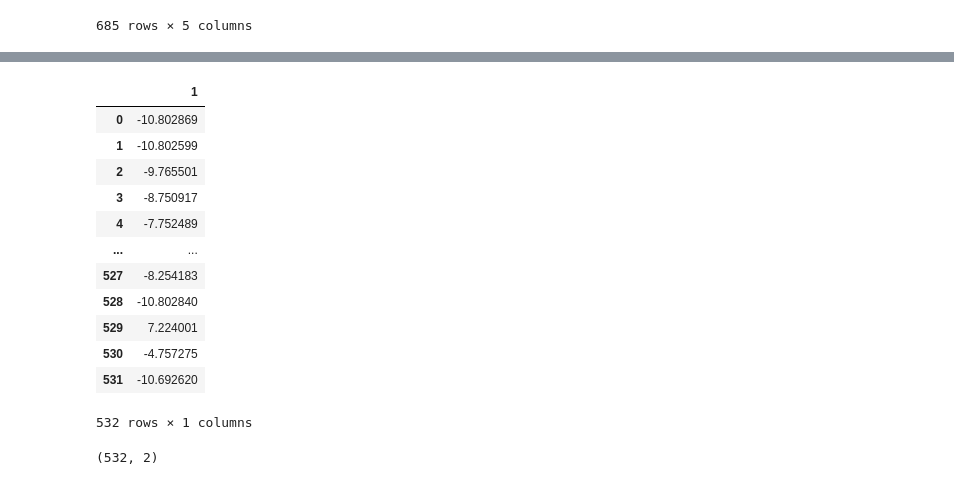
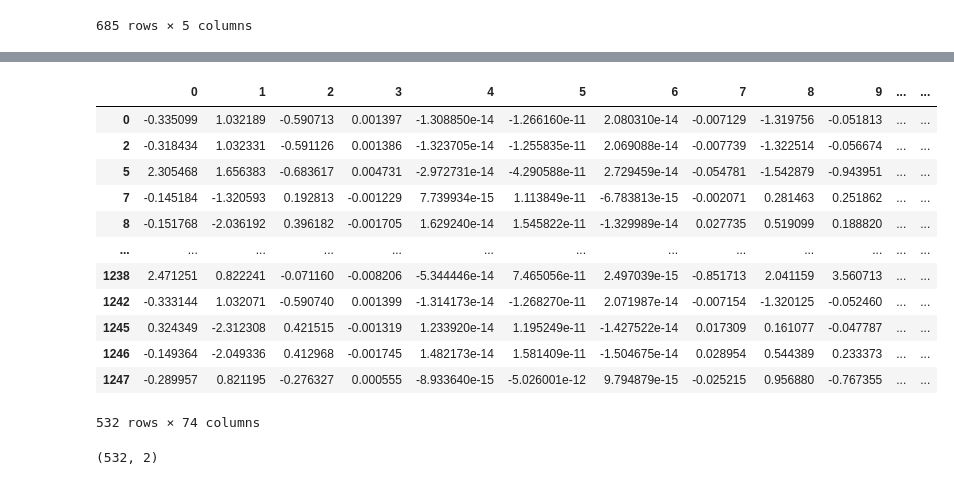
Before and after one commit to KeSavanh/unsupervised_ML_challenge, a Jupyter notebook: crypto_ml.ipynb, the cells around one changed output, grey strips where cells are left out. Drawn from its saved outputs; the diff is of its cells as text; code cells hidden in the pictures.

```diff
--- a/crypto_ml.ipynb
+++ b/crypto_ml.ipynb
@@ -96,2 +66,4 @@ crypto_df
 # %%
-# Convert categorical data to numerical
+# Convert categorical data to numerical using `pd.get_dummies`
+crypto_con = pd.get_dummies(crypto_df, columns=['Algorithm', 'ProofType'])
+crypto_con
@@ -142,5 +88,5 @@ memory usage: 20.8+ KB
 # %%
 # Standardize the dataset
-crypto_scaled = StandardScaler().fit_transform(crypto_converted[['TotalCoinsMined', 'TotalCoinSupply']])
+crypto_scaled = StandardScaler().fit_transform(crypto_con)
 crypto_scaled
 # %% [output]
@@ -178,3 +108,7 @@ crypto_pca  = pca.fit_transform(new_df)
+# %%
+# Apply PCA for dimentionality reduction, preserve 90% of the varience
+pca = PCA(n_components=0.9)
+crypto_pca = pca.fit_transform(crypto_scaled)
 # %%
 crypto_pca.shape
 # %% [output]
@@ -191,21 +135,19 @@ array([0.96174048])
 # %%
-# PCA Data loaded into dataframe
-crypto_pcs_df = pd.DataFrame(
-    data=crypto_pca, columns=['1']
-)
-crypto_pcs_df
+# Create PCA dataframe
+crypto_pca_df = pd.DataFrame(data=crypto_pca, index=crypto_con.index)
+crypto_pca_df
 # %% [output]
-|  | 1 |
-| 0 | -10.802869 |
-| 1 | -10.802599 |
-| 2 | -9.765501 |
-| 3 | -8.750917 |
-| 4 | -7.752489 |
-| ... | ... |
-| 527 | -8.254183 |
-| 528 | -10.802840 |
-| 529 | 7.224001 |
-| 530 | -4.757275 |
-| 531 | -10.692620 |
+|  | 0 | 1 | 2 | 3 | 4 | 5 | 6 | 7 | 8 | 9 | ... | ... |
+| 0 | -0.335099 | 1.032189 | -0.590713 | 0.001397 | -1.308850e-14 | -1.266160e-11 | 2.080310e-14 | -0.007129 | -1.319756 | -0.051813 | ... | ... |
+| 2 | -0.318434 | 1.032331 | -0.591126 | 0.001386 | -1.323705e-14 | -1.255835e-11 | 2.069088e-14 | -0.007739 | -1.322514 | -0.056674 | ... | ... |
+| 5 | 2.305468 | 1.656383 | -0.683617 | 0.004731 | -2.972731e-14 | -4.290588e-11 | 2.729459e-14 | -0.054781 | -1.542879 | -0.943951 | ... | ... |
+| 7 | -0.145184 | -1.320593 | 0.192813 | -0.001229 | 7.739934e-15 | 1.113849e-11 | -6.783813e-15 | -0.002071 | 0.281463 | 0.251862 | ... | ... |
+| 8 | -0.151768 | -2.036192 | 0.396182 | -0.001705 | 1.629240e-14 | 1.545822e-11 | -1.329989e-14 | 0.027735 | 0.519099 | 0.188820 | ... | ... |
+| ... | ... | ... | ... | ... | ... | ... | ... | ... | ... | ... | ... | ... |
+| 1238 | 2.471251 | 0.822241 | -0.071160 | -0.008206 | -5.344446e-14 | 7.465056e-11 | 2.497039e-15 | -0.851713 | 2.041159 | 3.560713 | ... | ... |
+| 1242 | -0.333144 | 1.032071 | -0.590740 | 0.001399 | -1.314173e-14 | -1.268270e-11 | 2.071987e-14 | -0.007154 | -1.320125 | -0.052460 | ... | ... |
+| 1245 | 0.324349 | -2.312308 | 0.421515 | -0.001319 | 1.233920e-14 | 1.195249e-11 | -1.427522e-14 | 0.017309 | 0.161077 | -0.047787 | ... | ... |
+| 1246 | -0.149364 | -2.049336 | 0.412968 | -0.001745 | 1.482173e-14 | 1.581409e-11 | -1.504675e-14 | 0.028954 | 0.544389 | 0.233373 | ... | ... |
+| 1247 | -0.289957 | 0.821195 | -0.276327 | 0.000555 | -8.933640e-15 | -5.026001e-12 | 9.794879e-15 | -0.025215 | 0.956880 | -0.767355 | ... | ... |
-532 rows × 1 columns
+532 rows × 74 columns
 # %%
```
Also changed, not shown: parts of 28 cells of this notebook, 1 other file.
